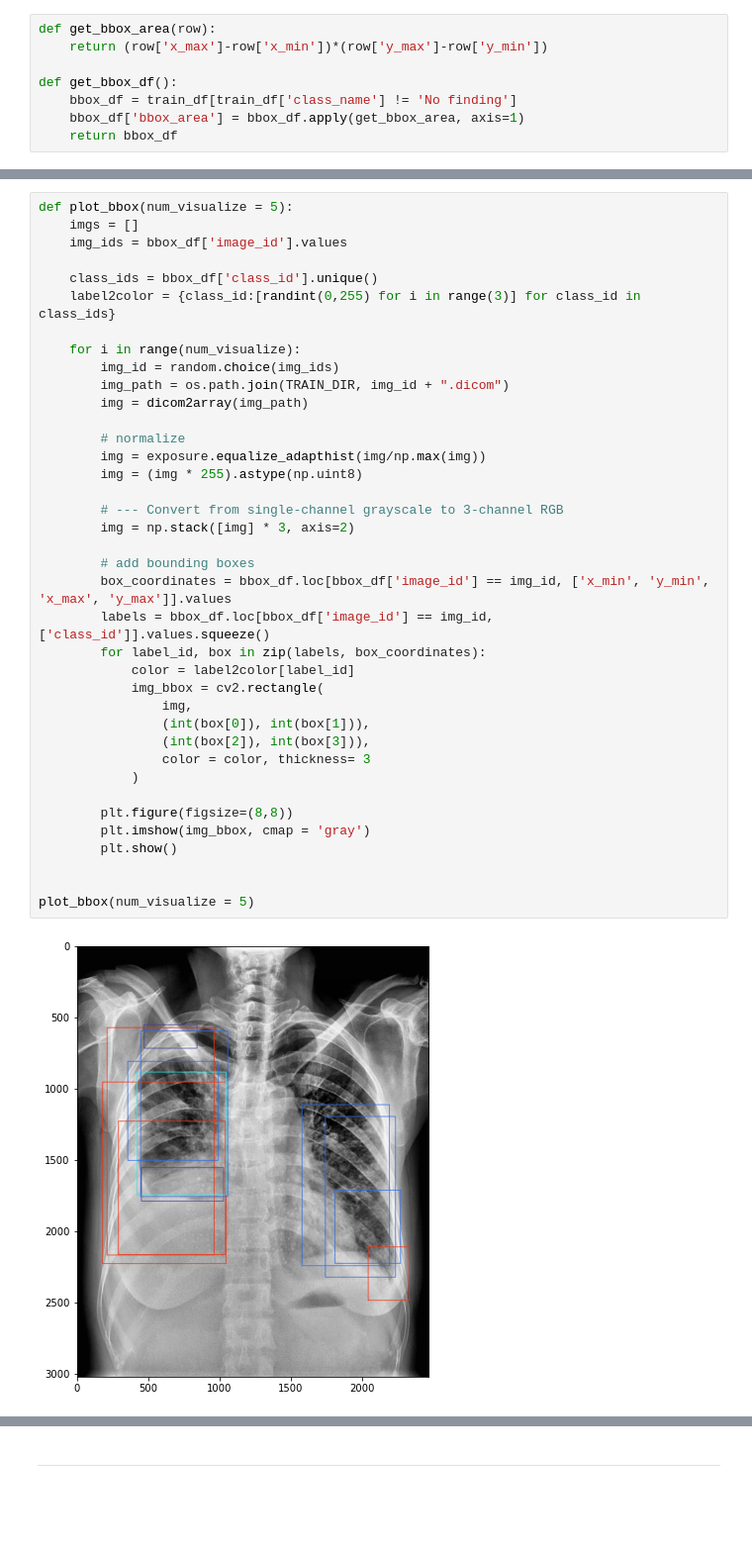
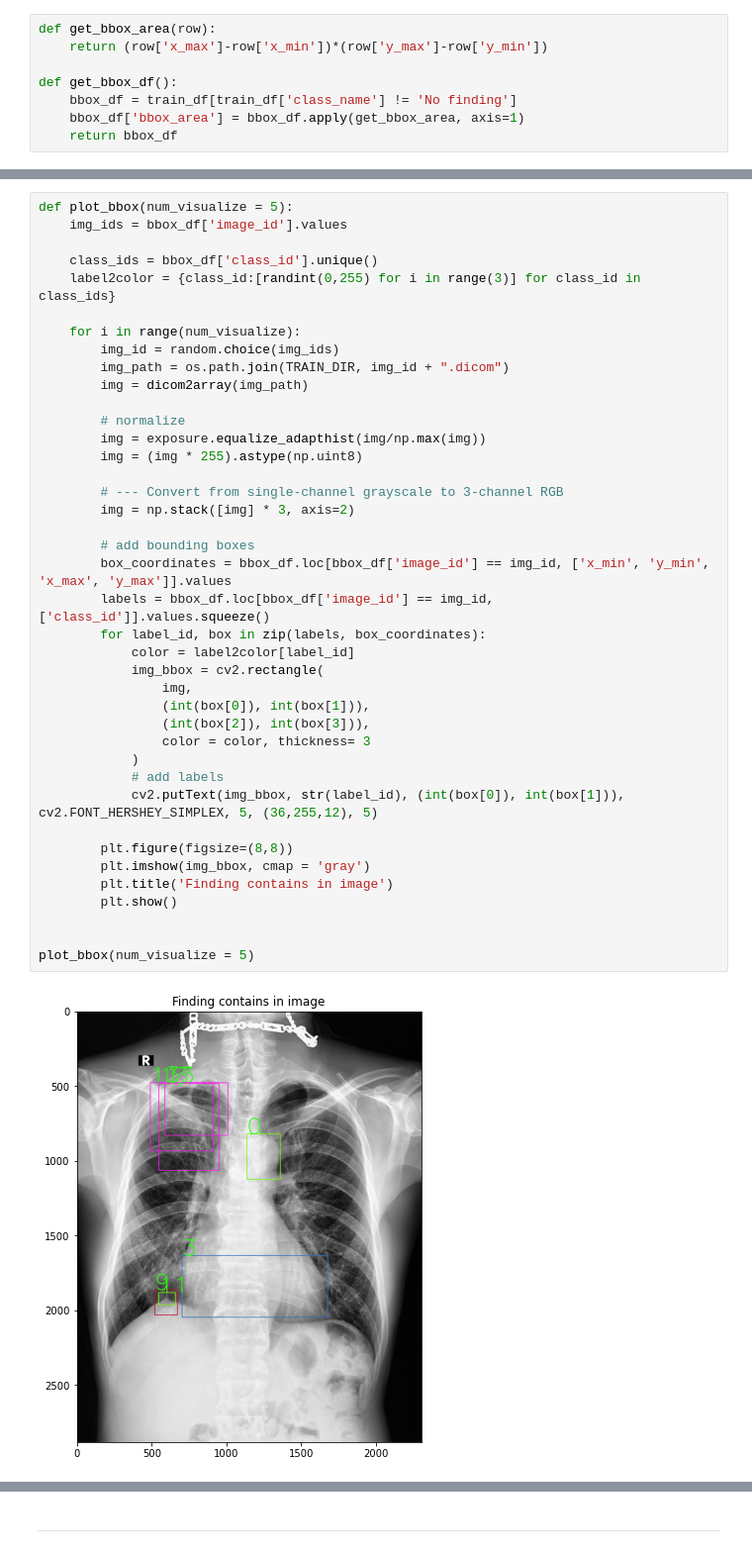
Before and after one commit to daitranskku/chest_x_ray_abnormalities_detection, a Jupyter notebook: EDA.ipynb, the cells around one changed output, grey strips where cells are left out. Shown at 99% size. Saved outputs shown, nothing was run; the diff lists cells and outputs as text; blank space fills up the shorter version.

Commit message:
Draw bbox

```diff
--- a/EDA.ipynb
+++ b/EDA.ipynb
@@ -241,7 +241,6 @@ bbox_df.head()
 | 7 | 47ed17dcb2cbeec15182ed335a8b5a9e | Nodule/Mass | 8 | R9 | 557.0 | 2352.0 | 675.0 | 2484.0 | 16 | 15576.0 |
 # %%
 def plot_bbox(num_visualize = 5):
-    imgs = []
     img_ids = bbox_df['image_id'].values
 
     class_ids = bbox_df['class_id'].unique()
@@ -251,31 +250,34 @@ def plot_bbox(num_visualize = 5):
         img_id = random.choice(img_ids)
         img_path = os.path.join(TRAIN_DIR, img_id + ".dicom")
         img = dicom2array(img_path)
 
         # normalize
         img = exposure.equalize_adapthist(img/np.max(img))
         img = (img * 255).astype(np.uint8)
 
         # --- Convert from single-channel grayscale to 3-channel RGB
         img = np.stack([img] * 3, axis=2)
 
         # add bounding boxes
         box_coordinates = bbox_df.loc[bbox_df['image_id'] == img_id, ['x_min', 'y_min', 'x_max', 'y_max']].values
         labels = bbox_df.loc[bbox_df['image_id'] == img_id, ['class_id']].values.squeeze()
         for label_id, box in zip(labels, box_coordinates):
             color = label2color[label_id]
             img_bbox = cv2.rectangle(
                 img,
                 (int(box[0]), int(box[1])),
                 (int(box[2]), int(box[3])),
                 color = color, thickness= 3
             )
+            # add labels
+            cv2.putText(img_bbox, str(label_id), (int(box[0]), int(box[1])), cv2.FONT_HERSHEY_SIMPLEX, 5, (36,255,12), 5)
 
         plt.figure(figsize=(8,8))
         plt.imshow(img_bbox, cmap = 'gray')
+        plt.title('Finding contains in image')
         plt.show()
 
 
 plot_bbox(num_visualize = 5)
 # %% [output]
-[figure, old version]
+[figure, new version]
```
Also changed, not shown: parts of 1 cell of this notebook.
